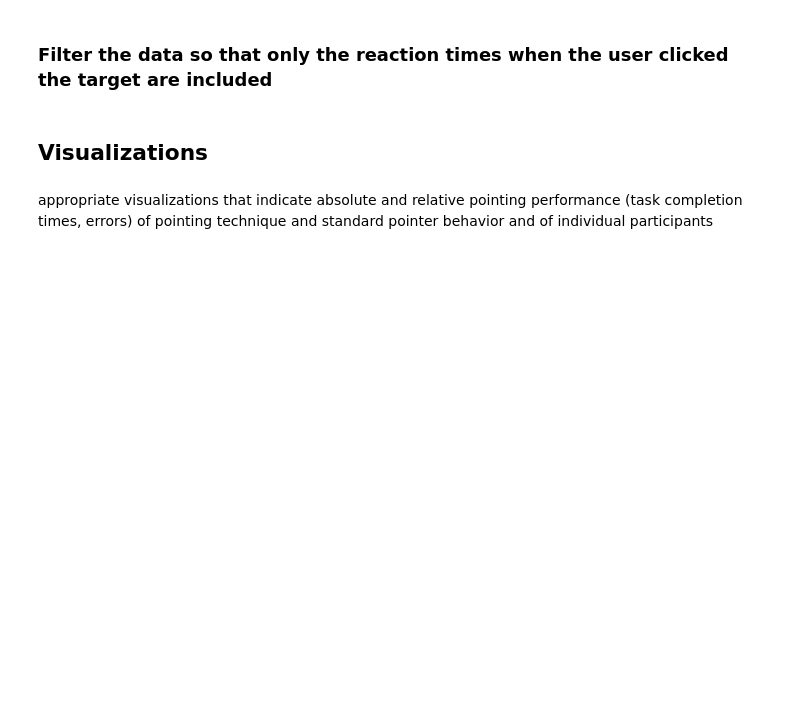
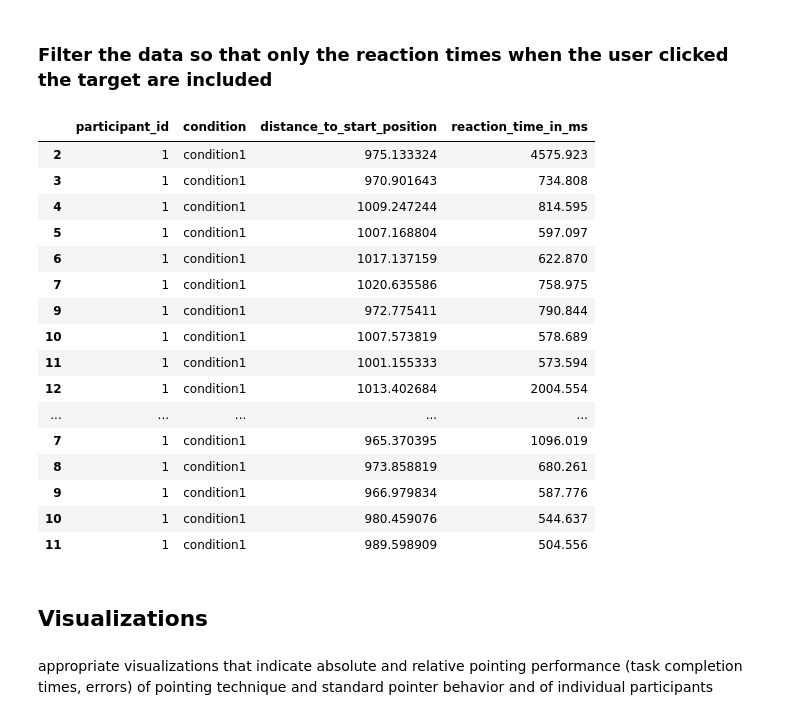
Before and after one commit to ITT-21SS-UR/assignment-04-sc, a Jupyter notebook: experiment/pointing_technique_experiment.ipynb, the cells around one changed output. Saved outputs shown, nothing was run; the diff lists cells and outputs as text; code cells hidden in the pictures; blank space fills up the shorter version.

```diff
--- a/experiment/pointing_technique_experiment.ipynb
+++ b/experiment/pointing_technique_experiment.ipynb
@@ -103,10 +100,30 @@ filtered_data
 # %% [markdown]
 ### Filter the data so that only the reaction times when the user clicked the target are included
 # %%
-# TODO correct reaction
-# correct_reaction_times = filtered_data[filtered_data["is_target"]]
-# correct_reaction_times = correct_reaction_times[["participant_id", "condition", "distance_to_start_position", "reaction_time_in_ms"]]
-# correct_reaction_times.to_csv('correct_reaction_times.csv', index=False)
+# TODO correct reaction is not working
+correct_reaction_times = filtered_data[filtered_data["is_target"]]
+correct_reaction_times = correct_reaction_times[["participant_id", "condition", "distance_to_start_position", "reaction_time_in_ms"]]
+correct_reaction_times.to_csv("correct_reaction_times.csv", index=False)
+
+correct_reaction_times
+# %% [output]
+|  | participant_id | condition | distance_to_start_position | reaction_time_in_ms |
+| 2 | 1 | condition1 | 975.133324 | 4575.923 |
+| 3 | 1 | condition1 | 970.901643 | 734.808 |
+| 4 | 1 | condition1 | 1009.247244 | 814.595 |
+| 5 | 1 | condition1 | 1007.168804 | 597.097 |
+| 6 | 1 | condition1 | 1017.137159 | 622.870 |
+| 7 | 1 | condition1 | 1020.635586 | 758.975 |
+| 9 | 1 | condition1 | 972.775411 | 790.844 |
+| 10 | 1 | condition1 | 1007.573819 | 578.689 |
+| 11 | 1 | condition1 | 1001.155333 | 573.594 |
+| 12 | 1 | condition1 | 1013.402684 | 2004.554 |
+| ... | ... | ... | ... | ... |
+| 7 | 1 | condition1 | 965.370395 | 1096.019 |
+| 8 | 1 | condition1 | 973.858819 | 680.261 |
+| 9 | 1 | condition1 | 966.979834 | 587.776 |
+| 10 | 1 | condition1 | 980.459076 | 544.637 |
+| 11 | 1 | condition1 | 989.598909 | 504.556 |
 # %% [markdown]
 ## Visualizations
 # %% [markdown]
```
Also changed, not shown: parts of 4 cells of this notebook, 7 other files.
